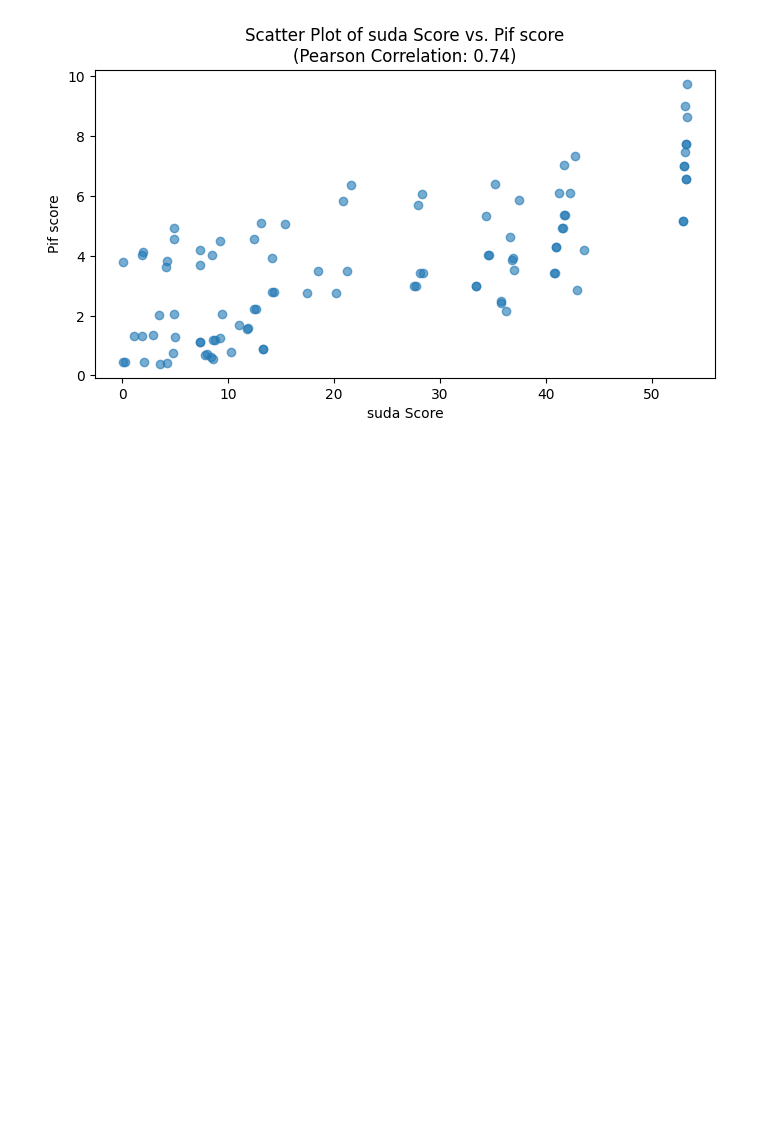
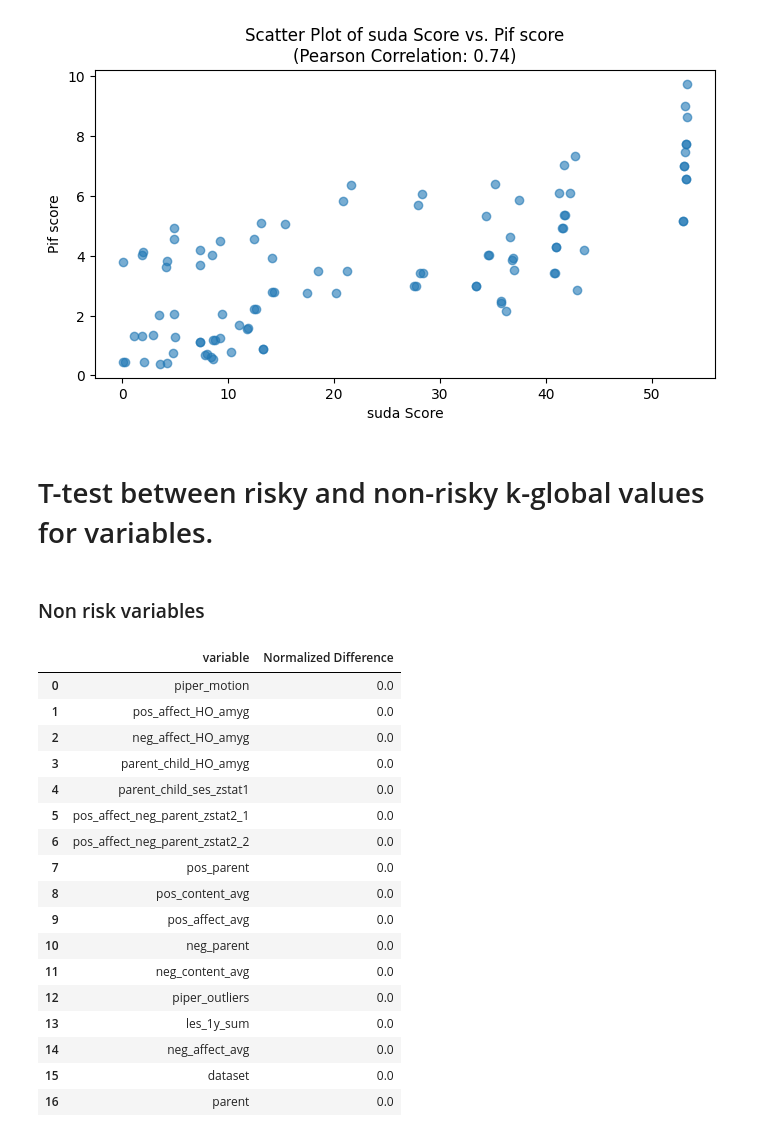
Before and after one commit to EmiKib/MetaprivBIDS-Assessment, a Jupyter notebook: Early-stressful-experiences-ds004228/EARLY_STRESSFUL_ds004228.ipynb, the cells around one changed output. Drawn from its saved outputs; the diff is of its cells as text; code cells hidden in the pictures; blank space fills up the shorter version.

```diff
--- a/Early-stressful-experiences-ds004228/EARLY_STRESSFUL_ds004228.ipynb
+++ b/Early-stressful-experiences-ds004228/EARLY_STRESSFUL_ds004228.ipynb
@@ -51,6 +54,7 @@ pif = pd.read_csv('data_ds004228/pif_ds004228.csv', sep=',',index_col='Unnamed:
 suda_field_score =  pd.read_csv('data_ds004228/att_suda.csv', sep=',').drop(columns=['Unnamed: 0'], errors='ignore')
 k_combined_field =  pd.read_csv('data_ds004228/normalized_difference_stress.csv', sep=',').drop(columns=['Difference in Unique Rows','Unique Rows After Removal']).rename(columns={'Column': 'variable'})
 k_combined_all = pd.read_csv('data_ds004228/k-combined-3-7.csv', sep=',')
+k_combined_field_non_risk = pd.read_csv('data_ds004228/normalized_difference_results_non.csv', sep=',').drop(columns=['Difference in Unique Rows','Unique Rows After Removal']).rename(columns={'Column': 'variable'})
 # %%
 ST.stats(suda, pif, suda_field_score, k_combined_field)
 # %% [output]
@@ -97,3 +101,28 @@ ________________________________________________________________________
 Spearman Correlation between PIF 95% and SUDA: 0.71
 Pearson correlation to PIF 95% & SUDA 0.7376789741959202
 [figure]
+# %% [markdown]
+# T-test between risky and non-risky k-global values for variables.
+# %% [markdown]
+### Non risk variables
+# %%
+k_combined_field_non_risk
+# %% [output]
+|  | variable | Normalized Difference |
+| 0 | piper_motion | 0.0 |
+| 1 | pos_affect_HO_amyg | 0.0 |
+| 2 | neg_affect_HO_amyg | 0.0 |
+| 3 | parent_child_HO_amyg | 0.0 |
+| 4 | parent_child_ses_zstat1 | 0.0 |
+| 5 | pos_affect_neg_parent_zstat2_1 | 0.0 |
+| 6 | pos_affect_neg_parent_zstat2_2 | 0.0 |
+| 7 | pos_parent | 0.0 |
+| 8 | pos_content_avg | 0.0 |
+| 9 | pos_affect_avg | 0.0 |
+| 10 | neg_parent | 0.0 |
+| 11 | neg_content_avg | 0.0 |
+| 12 | piper_outliers | 0.0 |
+| 13 | les_1y_sum | 0.0 |
+| 14 | neg_affect_avg | 0.0 |
+| 15 | dataset | 0.0 |
+| 16 | parent | 0.0 |
```
Also changed, not shown: parts of 10 cells of this notebook, 24 other files.
